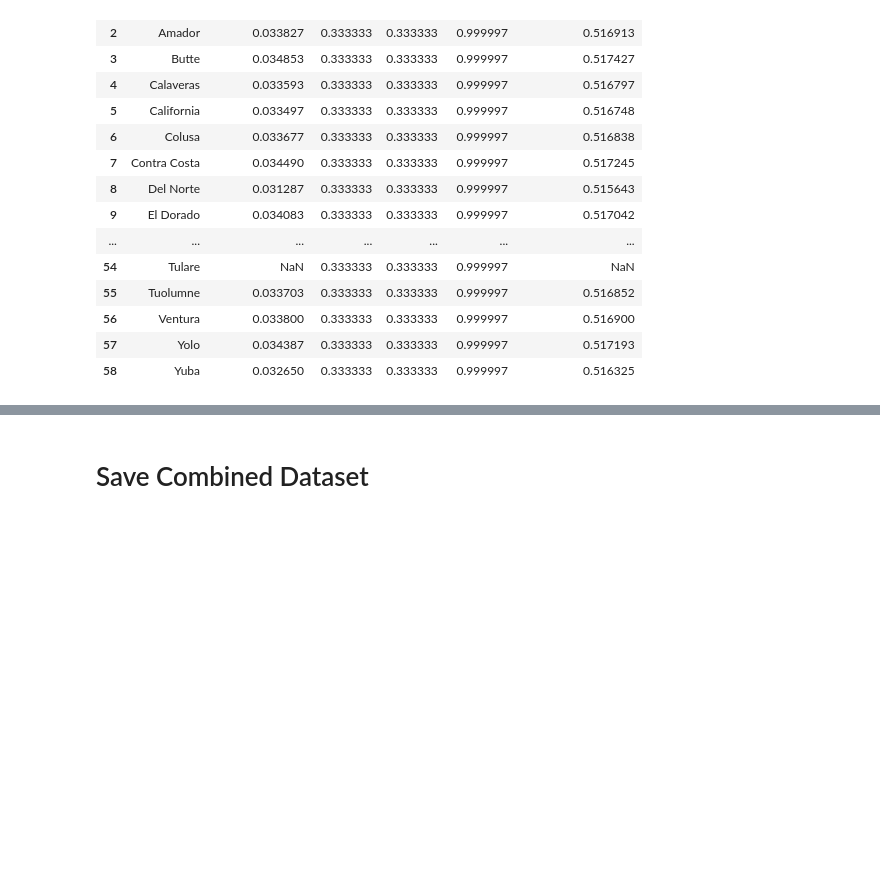
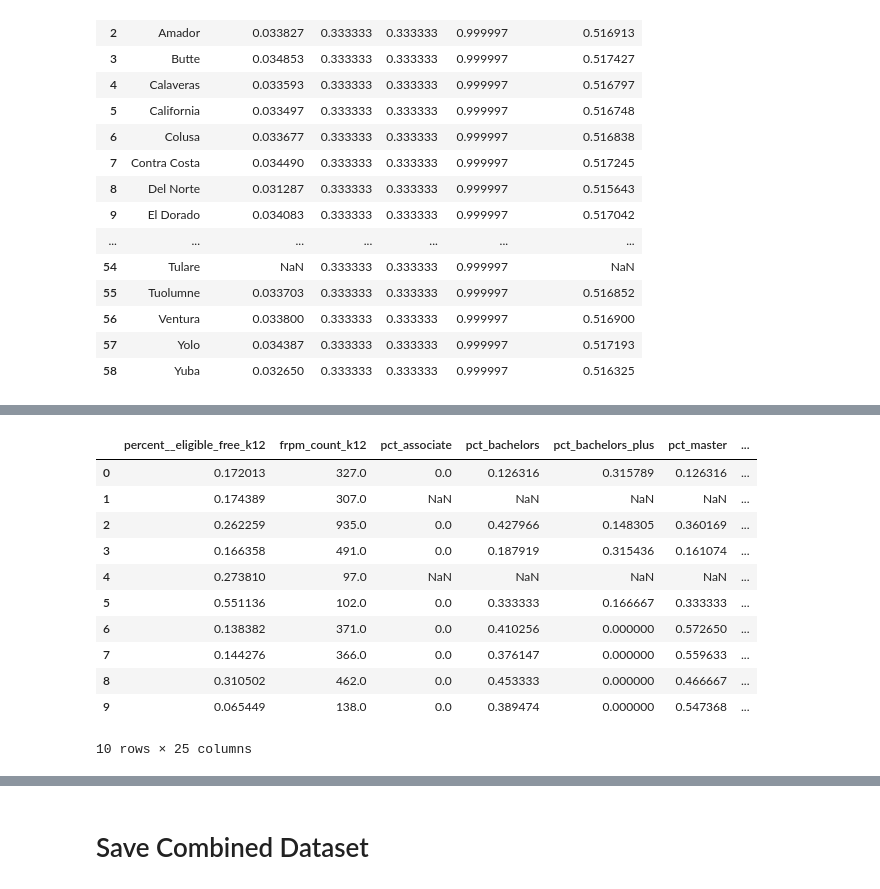
Before and after one commit to junclemente/ads599-capstone_project, a Jupyter notebook: library/01_data_preparation.ipynb, the cells around one changed output, grey strips where cells are left out. Cells and saved outputs as stored; diff of their text form; code cells hidden in the pictures; blank space fills up the shorter version.

```diff
--- a/library/01_data_preparation.ipynb
+++ b/library/01_data_preparation.ipynb
@@ -1013,0 +1167,6 @@ df_combined.head()
+# %%
+# list features and target
+target = "regular_hs_diploma_graduates_rate"
+num_cols = ['percent__eligible_free_k12', 'frpm_count_k12', 'pct_associate', 'pct_bachelors', 'pct_bachelors_plus', 'pct_master', 'pct_master_plus', 'pct_doctorate', 'pct_juris_doctor', 'pct_no_degree', 'pct_experienced', 'pct_inexperienced', 'pct_first_year', 'pct_second_year', 'grade_retention_ratio', 'pct_hs_enrollment', 'pct_senior_cohort', 'pct_unsafe_gr11', 'pct_safe_gr11', 'pct_neutral_gr11', 'avg_safety_score', 'high_conn', 'low_conn', 'conn_ratio', 'school_climate_index']
+
+cat_cols = ['cdscode', 'county', 'charter', 'eilcode', 'virtual', 'magnet', 'yearroundyn', 'latitude', 'longitude', 'multilingual', 'cohortstudents', 'regular_hs_diploma_graduates_rate', 'met_uccsu_grad_reqs_rate', 'seal_of_biliteracy_rate', 'dropout_rate', 'still_enrolled_rate', 'chronicabsenteeismrate', 'eligible_cumulative_enrollment', 'unexcused_absences_percent', 'outofschool_suspension_absences_percent', 'calpads_fall_1_certification_status', 'school_grade_span', 'stu_tch_ratio', 'stu_adm_ratio', 'stu_psv_ratio']
@@ -1013,0 +1193,15 @@ df_combined.head()
+# %%
+df_combined[num_cols].head(10)
+# %% [output]
+|  | percent__eligible_free_k12 | frpm_count_k12 | pct_associate | pct_bachelors | pct_bachelors_plus | pct_master | ... |
+| 0 | 0.172013 | 327.0 | 0.0 | 0.126316 | 0.315789 | 0.126316 | ... |
+| 1 | 0.174389 | 307.0 | NaN | NaN | NaN | NaN | ... |
+| 2 | 0.262259 | 935.0 | 0.0 | 0.427966 | 0.148305 | 0.360169 | ... |
+| 3 | 0.166358 | 491.0 | 0.0 | 0.187919 | 0.315436 | 0.161074 | ... |
+| 4 | 0.273810 | 97.0 | NaN | NaN | NaN | NaN | ... |
+| 5 | 0.551136 | 102.0 | 0.0 | 0.333333 | 0.166667 | 0.333333 | ... |
+| 6 | 0.138382 | 371.0 | 0.0 | 0.410256 | 0.000000 | 0.572650 | ... |
+| 7 | 0.144276 | 366.0 | 0.0 | 0.376147 | 0.000000 | 0.559633 | ... |
+| 8 | 0.310502 | 462.0 | 0.0 | 0.453333 | 0.000000 | 0.466667 | ... |
+| 9 | 0.065449 | 138.0 | 0.0 | 0.389474 | 0.000000 | 0.547368 | ... |
+10 rows × 25 columns
```
Also changed, not shown: parts of 41 cells of this notebook, 3 other files.
